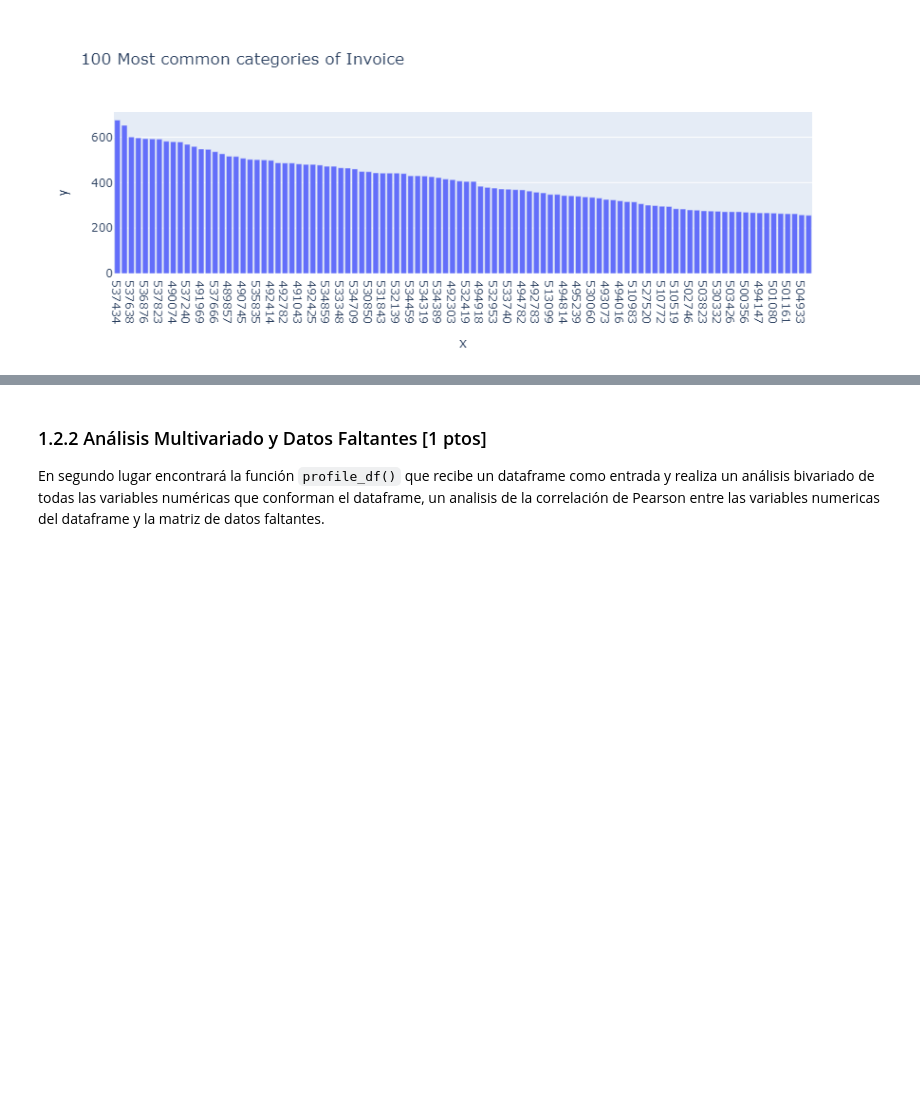
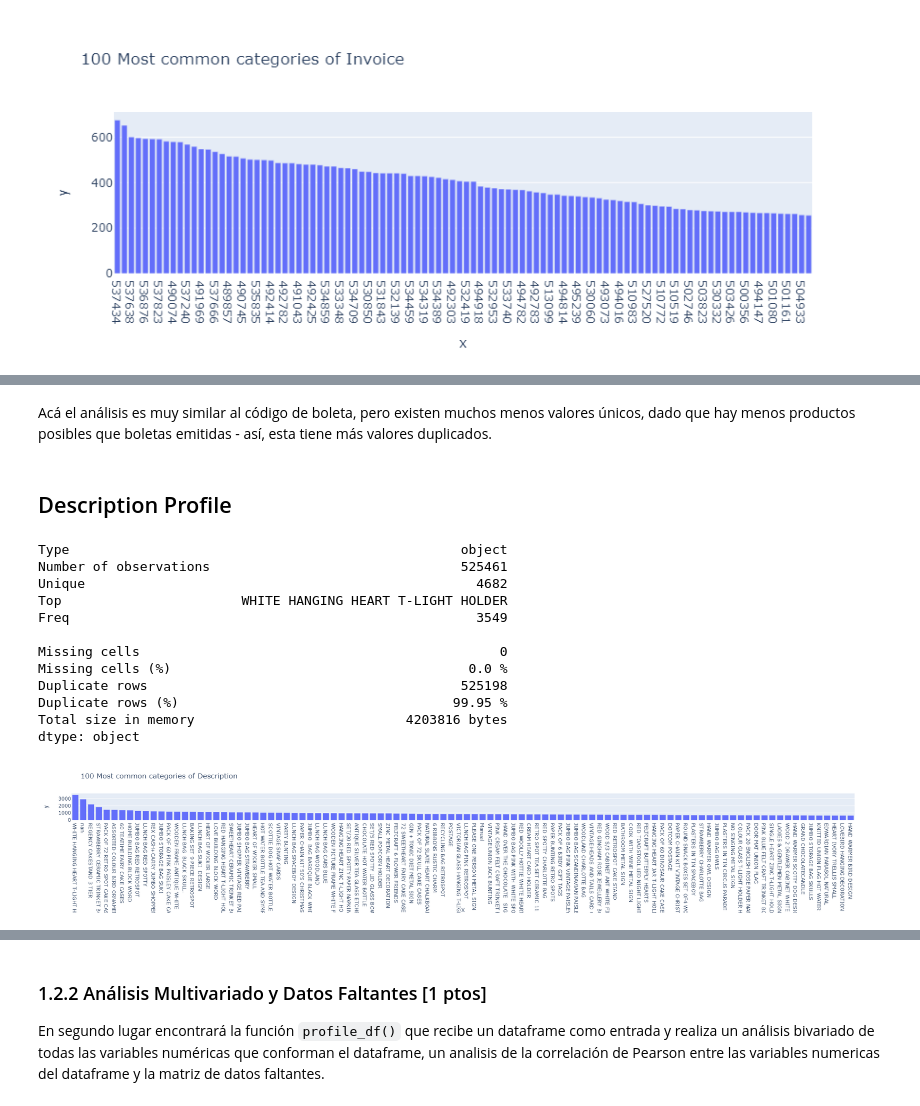
Before and after one commit to johnny-godoy/laboratorios-mds, a Jupyter notebook: lab 5/laboratorio_5.ipynb, the cells around one changed output, grey strips where cells are left out. Drawn from its saved outputs; the diff is of its cells as text; code cells hidden in the pictures; blank space fills up the shorter version.

```diff
--- a/lab 5/laboratorio_5.ipynb
+++ b/lab 5/laboratorio_5.ipynb
@@ -306,0 +290,19 @@ df_retail
+# %% [markdown]
+Acá el análisis es muy similar al código de boleta, pero existen muchos menos valores únicos, dado que hay menos productos posibles que boletas emitidas - así, esta tiene más valores duplicados.
+# %%
+profile_serie(df_retail.Description)
+# %% [output]
+## Description Profile
+Type                                                  object
+Number of observations                                525461
+Unique                                                  4682
+Top                       WHITE HANGING HEART T-LIGHT HOLDER
+Freq                                                    3549
+
+Missing cells                                              0
+Missing cells (%)                                      0.0 %
+Duplicate rows                                        525198
+Duplicate rows (%)                                   99.95 %
+Total size in memory                           4203816 bytes
+dtype: object
+[figure, added]
```
Also changed, not shown: parts of 34 cells of this notebook.
